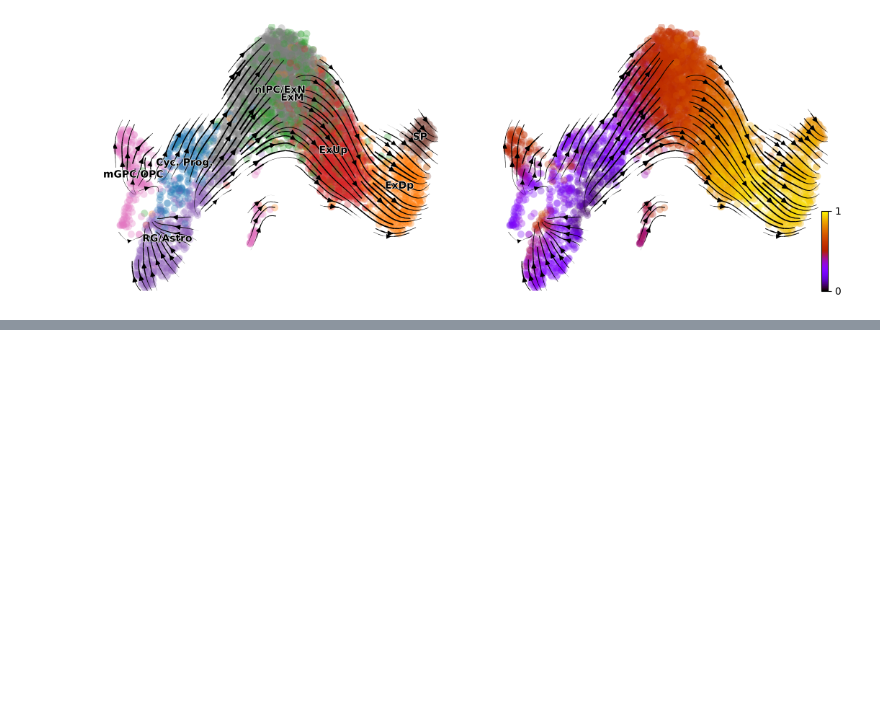
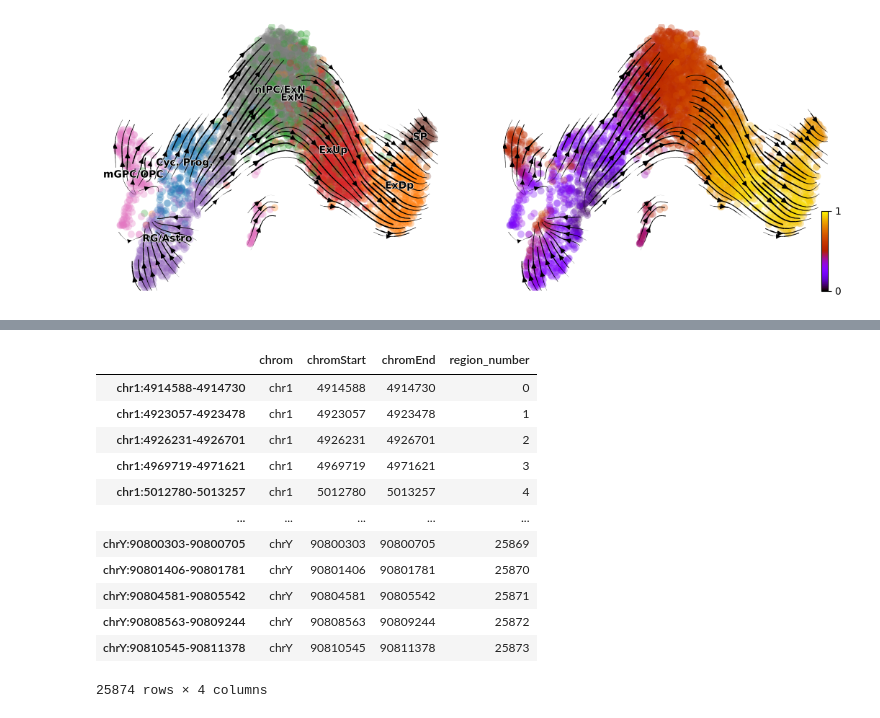
Before and after one commit to StatBiomed/CRAK-Velo, a Jupyter notebook: notebooks/Nour.ipynb, the cells around one changed output, grey strips where cells are left out. Cells and saved outputs as stored; diff of their text form; code cells hidden in the pictures; blank space fills up the shorter version.

```diff
--- a/notebooks/Nour.ipynb
+++ b/notebooks/Nour.ipynb
@@ -191,0 +224,18 @@ scv.pl.velocity_embedding_stream(adata_unv, color=['celltype','latent_time'], dp
+# %%
+nregions = adata_atac.X.shape[1]
+adata_atac.var['region_number'] = np.arange(0, nregions)
+adata_atac.var
+# %% [output]
+|  | chrom | chromStart | chromEnd | region_number |
+| chr1:4914588-4914730 | chr1 | 4914588 | 4914730 | 0 |
+| chr1:4923057-4923478 | chr1 | 4923057 | 4923478 | 1 |
+| chr1:4926231-4926701 | chr1 | 4926231 | 4926701 | 2 |
+| chr1:4969719-4971621 | chr1 | 4969719 | 4971621 | 3 |
+| chr1:5012780-5013257 | chr1 | 5012780 | 5013257 | 4 |
+| ... | ... | ... | ... | ... |
+| chrY:90800303-90800705 | chrY | 90800303 | 90800705 | 25869 |
+| chrY:90801406-90801781 | chrY | 90801406 | 90801781 | 25870 |
+| chrY:90804581-90805542 | chrY | 90804581 | 90805542 | 25871 |
+| chrY:90808563-90809244 | chrY | 90808563 | 90809244 | 25872 |
+| chrY:90810545-90811378 | chrY | 90810545 | 90811378 | 25873 |
+25874 rows × 4 columns
```
Also changed, not shown: parts of 9 cells of this notebook, 7 other files.
